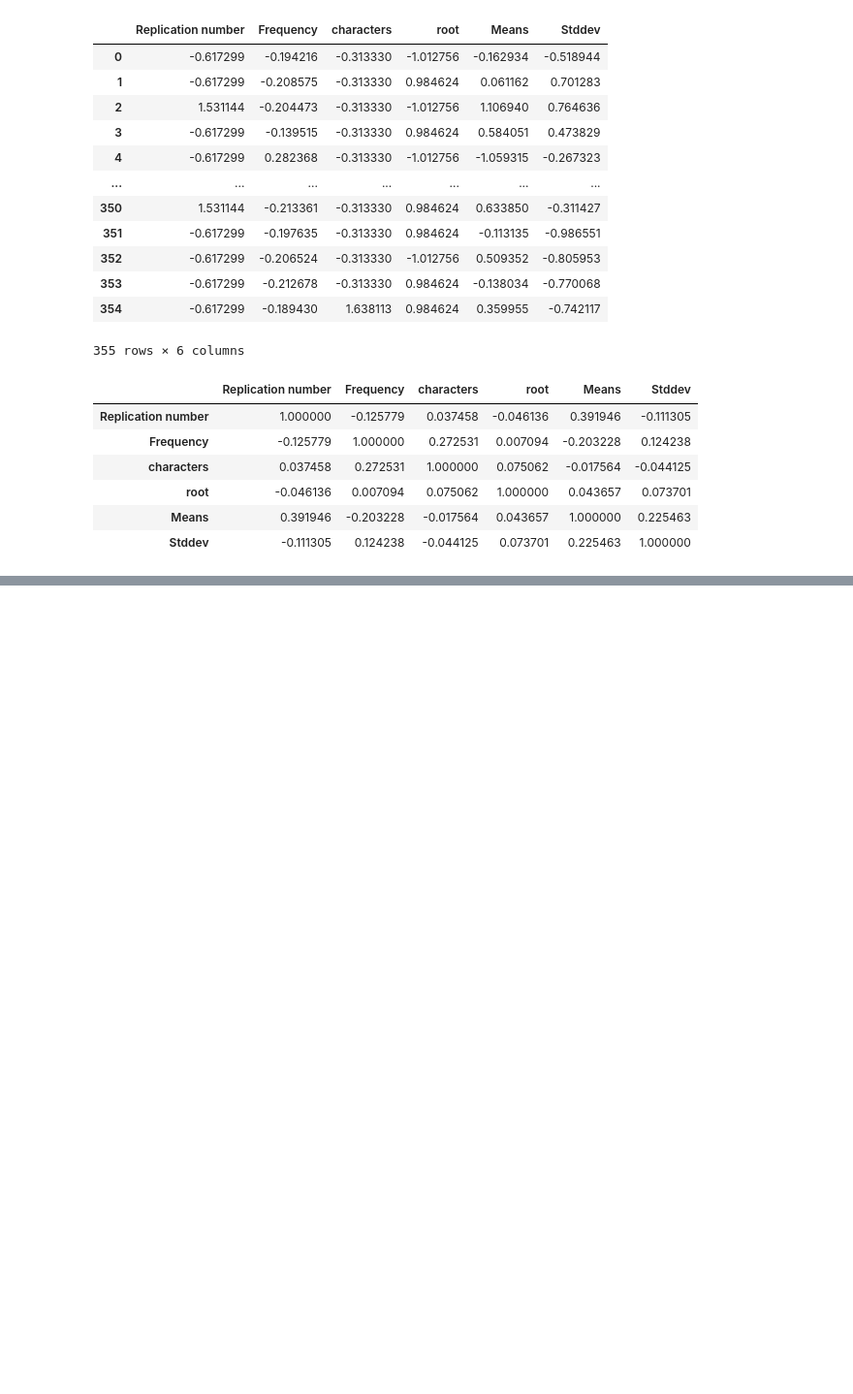
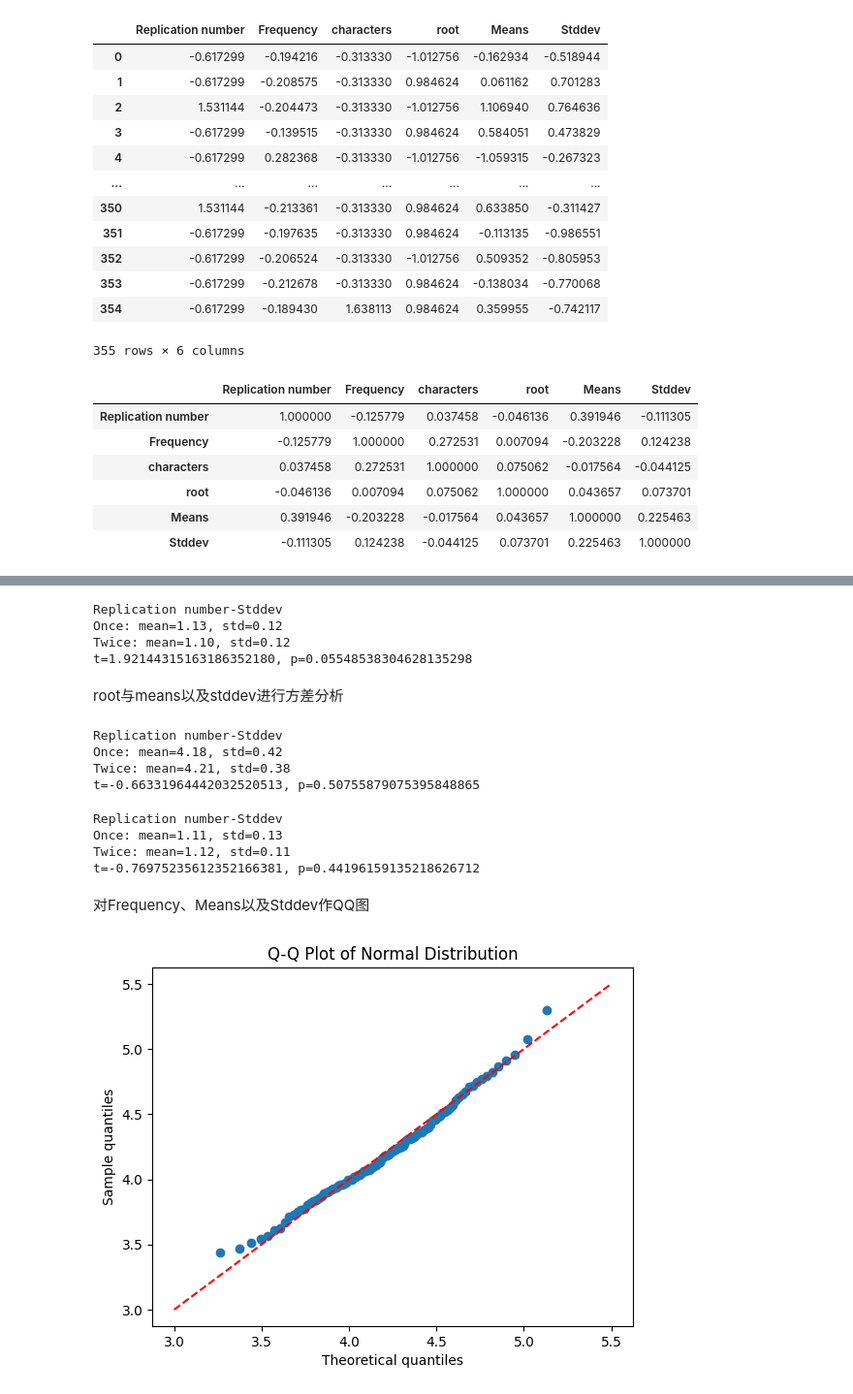
Before and after one commit to Xianyu39/MCMA2023, a Jupyter notebook: Problem1/Problem1_CorrAnalyse.ipynb, the cells around one changed output, grey strips where cells are left out. Shown: that part at 97% size. Cells and saved outputs as stored; diff of their text form; code cells hidden in the pictures; blank space fills up the shorter version.

```diff
--- a/Problem1/Problem1_CorrAnalyse.ipynb
+++ b/Problem1/Problem1_CorrAnalyse.ipynb
@@ -56,0 +87,66 @@ checkData.corr('spearman')
+# %%
+male_height = data[data1['Replication number'] == 1]['Stddev']
+female_height = data[data1['Replication number'] == 2]['Stddev']
+male_mean, female_mean = male_height.mean(), female_height.mean()
+male_std, female_std = male_height.std(), female_height.std()
+t, p = ttest_ind(male_height, female_height)
+print('Replication number-Stddev')
+print('Once: mean=%.2f, std=%.2f' % (male_mean, male_std))
+print('Twice: mean=%.2f, std=%.2f' % (female_mean, female_std))
+print('t=%.20f, p=%.20f' % (t, p))
+# %% [output]
+Replication number-Stddev
+Once: mean=1.13, std=0.12
+Twice: mean=1.10, std=0.12
+t=1.92144315163186352180, p=0.05548538304628135298
+# %% [markdown]
+root与means以及stddev进行方差分析
+# %%
+male_height = data[data1['root'] == 0]['Means']
+female_height = data[data1['root'] == 1]['Means']
+male_mean, female_mean = male_height.mean(), female_height.mean()
+male_std, female_std = male_height.std(), female_height.std()
+t, p = ttest_ind(male_height, female_height)
+print('Replication number-Stddev')
+print('Once: mean=%.2f, std=%.2f' % (male_mean, male_std))
+print('Twice: mean=%.2f, std=%.2f' % (female_mean, female_std))
+print('t=%.20f, p=%.20f' % (t, p))
+# %% [output]
+Replication number-Stddev
+Once: mean=4.18, std=0.42
+Twice: mean=4.21, std=0.38
+t=-0.66331964442032520513, p=0.50755879075395848865
+# %%
+male_height = data[data1['root'] == 0]['Stddev']
+female_height = data[data1['root'] == 1]['Stddev']
+male_mean, female_mean = male_height.mean(), female_height.mean()
+male_std, female_std = male_height.std(), female_height.std()
+t, p = ttest_ind(male_height, female_height)
+print('Replication number-Stddev')
+print('Once: mean=%.2f, std=%.2f' % (male_mean, male_std))
+print('Twice: mean=%.2f, std=%.2f' % (female_mean, female_std))
+print('t=%.20f, p=%.20f' % (t, p))
+# %% [output]
+Replication number-Stddev
+Once: mean=1.11, std=0.13
+Twice: mean=1.12, std=0.11
+t=-0.76975235612352166381, p=0.44196159135218626712
+# %% [markdown]
+对Frequency、Means以及Stddev作QQ图
+# %%
+data = pd.read_excel('../Normalized_table.xlsx')
+means = data['Means']
+mean = np.mean(means) # 计算均值
+std_dev = np.std(means) # 计算标准差
+
+quantiles_data = np.percentile(means, np.arange(0, 100, 1)) #实际的
+quantiles_norm = stats.norm.ppf(np.arange(0, 100, 1)/100, loc=mean, scale=std_dev) ##理论的
+
+plt.scatter(quantiles_norm, quantiles_data)
+plt.plot([3, 5.5], [3, 5.5], 'r--')  # 绘制对角线
+plt.xlabel('Theoretical quantiles')
+plt.ylabel('Sample quantiles')
+plt.title('Q-Q Plot of Normal Distribution')
+plt.show()
+# %% [output]
+[figure, added]
```
Also changed, not shown: parts of 7 cells of this notebook.
